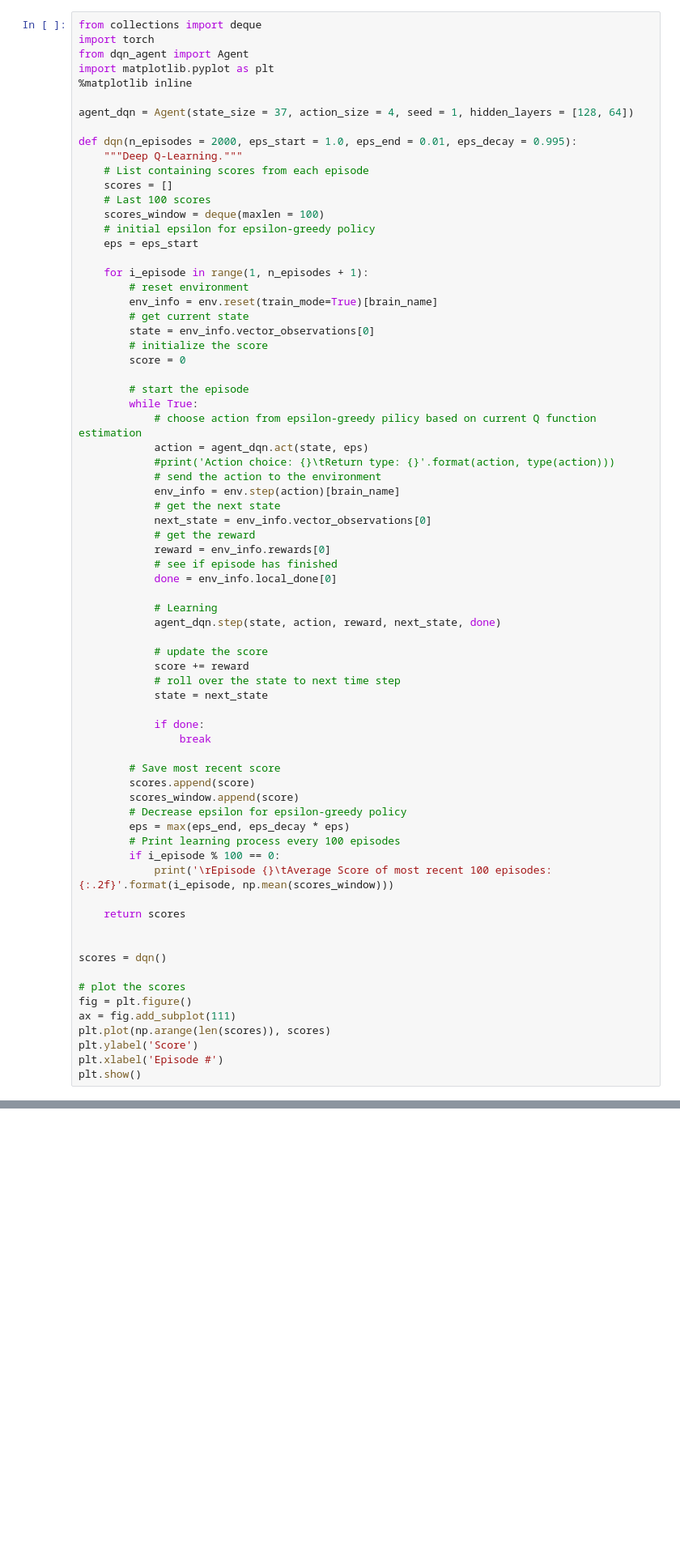
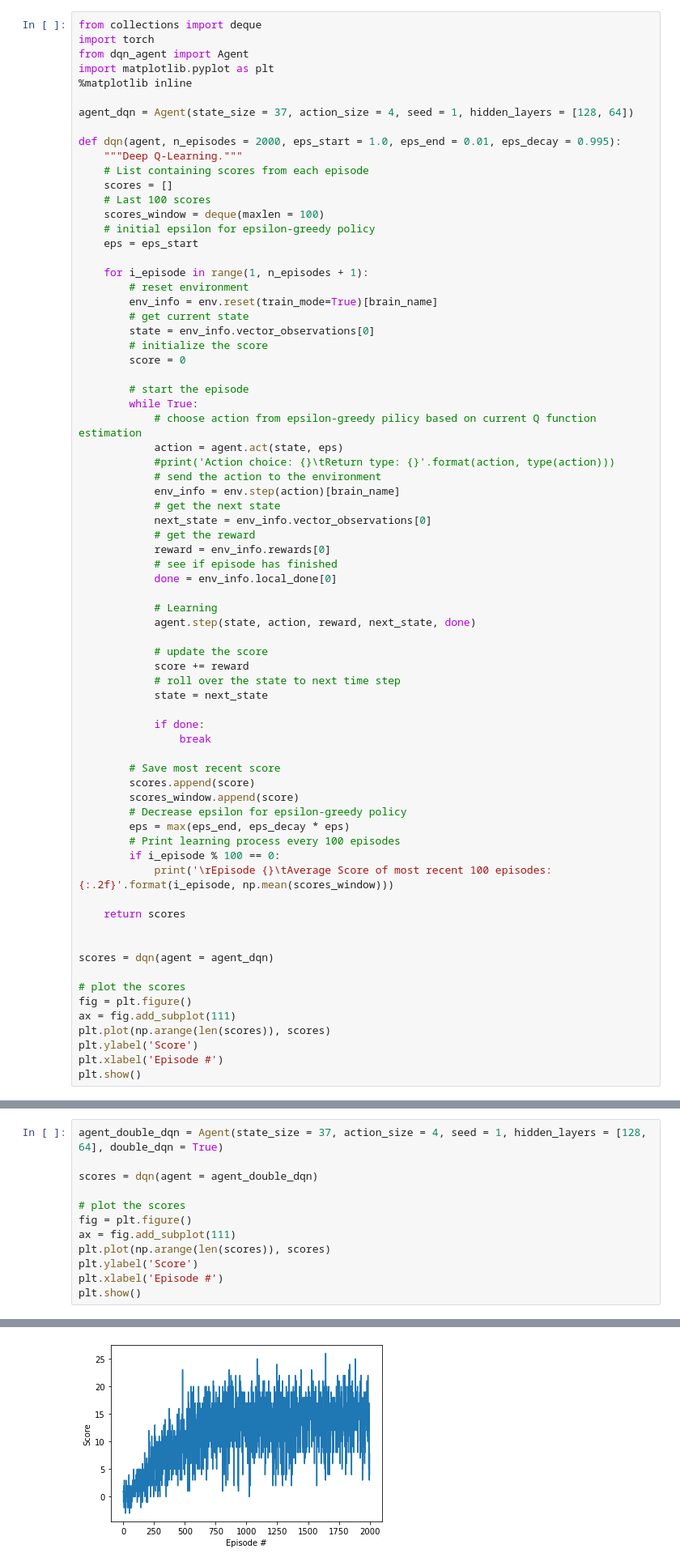
Before and after one commit to Tao-Hu/navigation-dqn, a Jupyter notebook: Navigation.ipynb, the cells around one changed output, grey strips where cells are left out. Shown at 81% size. Drawn from its saved outputs; the diff is of its cells as text; blank space fills up the shorter version.

Commit message:
training with double DQN

```diff
--- a/Navigation.ipynb
+++ b/Navigation.ipynb
@@ -147,7 +147,7 @@ import matplotlib.pyplot as plt
 
 agent_dqn = Agent(state_size = 37, action_size = 4, seed = 1, hidden_layers = [128, 64])
 
-def dqn(n_episodes = 2000, eps_start = 1.0, eps_end = 0.01, eps_decay = 0.995):
+def dqn(agent, n_episodes = 2000, eps_start = 1.0, eps_end = 0.01, eps_decay = 0.995):
     """Deep Q-Learning."""
     # List containing scores from each episode
     scores = []
@@ -167,7 +167,7 @@ def dqn(n_episodes = 2000, eps_start = 1.0, eps_end = 0.01, eps_decay = 0.995):
         # start the episode
         while True:
             # choose action from epsilon-greedy pilicy based on current Q function estimation
-            action = agent_dqn.act(state, eps)
+            action = agent.act(state, eps)
             #print('Action choice: {}\tReturn type: {}'.format(action, type(action)))
             # send the action to the environment
             env_info = env.step(action)[brain_name]
@@ -179,7 +179,7 @@ def dqn(n_episodes = 2000, eps_start = 1.0, eps_end = 0.01, eps_decay = 0.995):
             done = env_info.local_done[0]
 
             # Learning
-            agent_dqn.step(state, action, reward, next_state, done)
+            agent.step(state, action, reward, next_state, done)
 
             # update the score
             score += reward
@@ -201,7 +201,7 @@ def dqn(n_episodes = 2000, eps_start = 1.0, eps_end = 0.01, eps_decay = 0.995):
     return scores
 
 
-scores = dqn()
+scores = dqn(agent = agent_dqn)
 
 # plot the scores
 fig = plt.figure()
@@ -234,0 +292,13 @@ Episode 2000    Average Score of most recent 100 episodes: 13.37
+# %%
+agent_double_dqn = Agent(state_size = 37, action_size = 4, seed = 1, hidden_layers = [128, 64], double_dqn = True)
+
+scores = dqn(agent = agent_double_dqn)
+
+# plot the scores
+fig = plt.figure()
+ax = fig.add_subplot(111)
+plt.plot(np.arange(len(scores)), scores)
+plt.ylabel('Score')
+plt.xlabel('Episode #')
+plt.show()
+# %% [output]
@@ -234,0 +325 @@ Episode 2000    Average Score of most recent 100 episodes: 13.37
+[figure, added]
```
Also changed, not shown: parts of 3 cells of this notebook.
